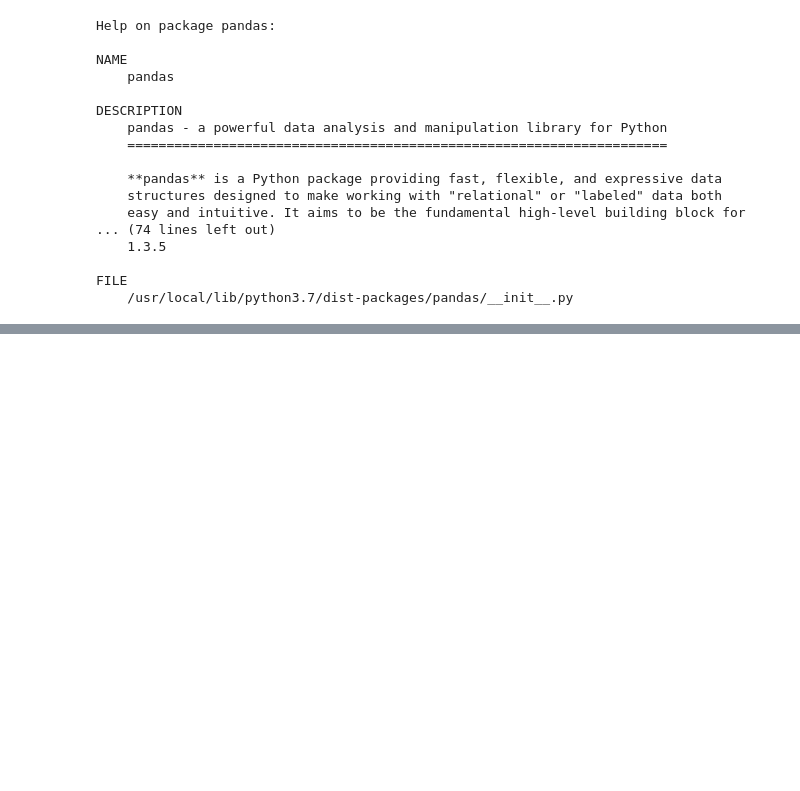
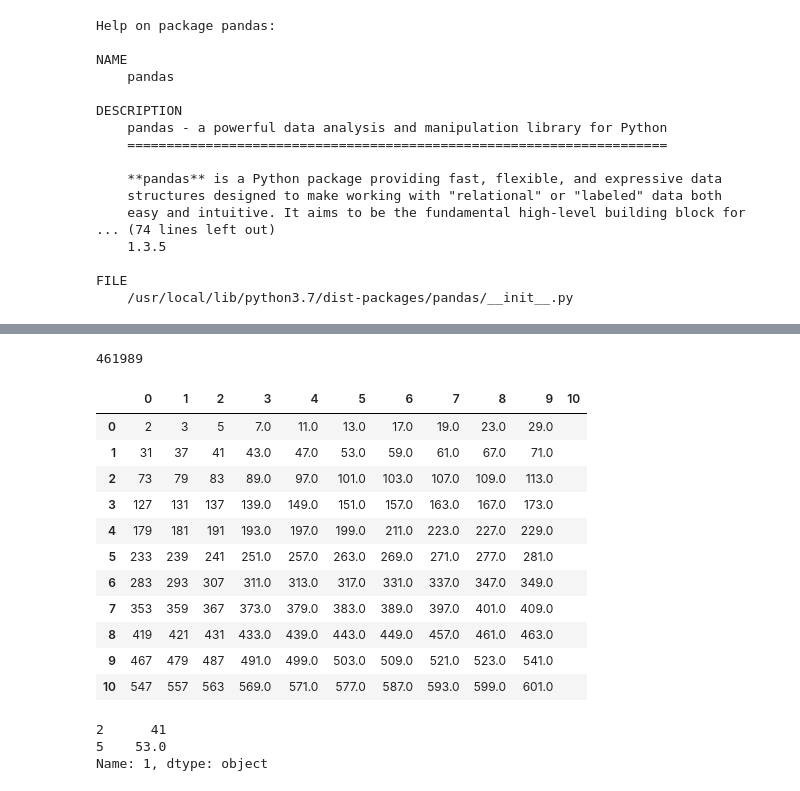
Before and after one commit to ritikavijayy/mlReva, a Jupyter notebook: Numpy.ipynb, the cells around one changed output, grey strips where cells are left out. Cells and saved outputs as stored; diff of their text form; code cells hidden in the pictures; blank space fills up the shorter version.

```diff
--- a/Numpy.ipynb
+++ b/Numpy.ipynb
@@ -224,0 +252,2 @@ FILE
+# %%
+df=pd.read_csv('prime.csv',header=None)
@@ -224,0 +294,25 @@ FILE
+# %%
+df.size
+# %% [output]
+461989
+# %%
+df.loc[0:10]
+# %% [output]
+|  | 0 | 1 | 2 | 3 | 4 | 5 | 6 | 7 | 8 | 9 | 10 |
+| 0 | 2 | 3 | 5 | 7.0 | 11.0 | 13.0 | 17.0 | 19.0 | 23.0 | 29.0 |  |
+| 1 | 31 | 37 | 41 | 43.0 | 47.0 | 53.0 | 59.0 | 61.0 | 67.0 | 71.0 |  |
+| 2 | 73 | 79 | 83 | 89.0 | 97.0 | 101.0 | 103.0 | 107.0 | 109.0 | 113.0 |  |
+| 3 | 127 | 131 | 137 | 139.0 | 149.0 | 151.0 | 157.0 | 163.0 | 167.0 | 173.0 |  |
+| 4 | 179 | 181 | 191 | 193.0 | 197.0 | 199.0 | 211.0 | 223.0 | 227.0 | 229.0 |  |
+| 5 | 233 | 239 | 241 | 251.0 | 257.0 | 263.0 | 269.0 | 271.0 | 277.0 | 281.0 |  |
+| 6 | 283 | 293 | 307 | 311.0 | 313.0 | 317.0 | 331.0 | 337.0 | 347.0 | 349.0 |  |
+| 7 | 353 | 359 | 367 | 373.0 | 379.0 | 383.0 | 389.0 | 397.0 | 401.0 | 409.0 |  |
+| 8 | 419 | 421 | 431 | 433.0 | 439.0 | 443.0 | 449.0 | 457.0 | 461.0 | 463.0 |  |
+| 9 | 467 | 479 | 487 | 491.0 | 499.0 | 503.0 | 509.0 | 521.0 | 523.0 | 541.0 |  |
+| 10 | 547 | 557 | 563 | 569.0 | 571.0 | 577.0 | 587.0 | 593.0 | 599.0 | 601.0 |  |
+# %%
+df.loc[1,[2,5]]
+# %% [output]
+2      41
+5    53.0
+Name: 1, dtype: object
```
Also changed, not shown: parts of 16 cells of this notebook.
